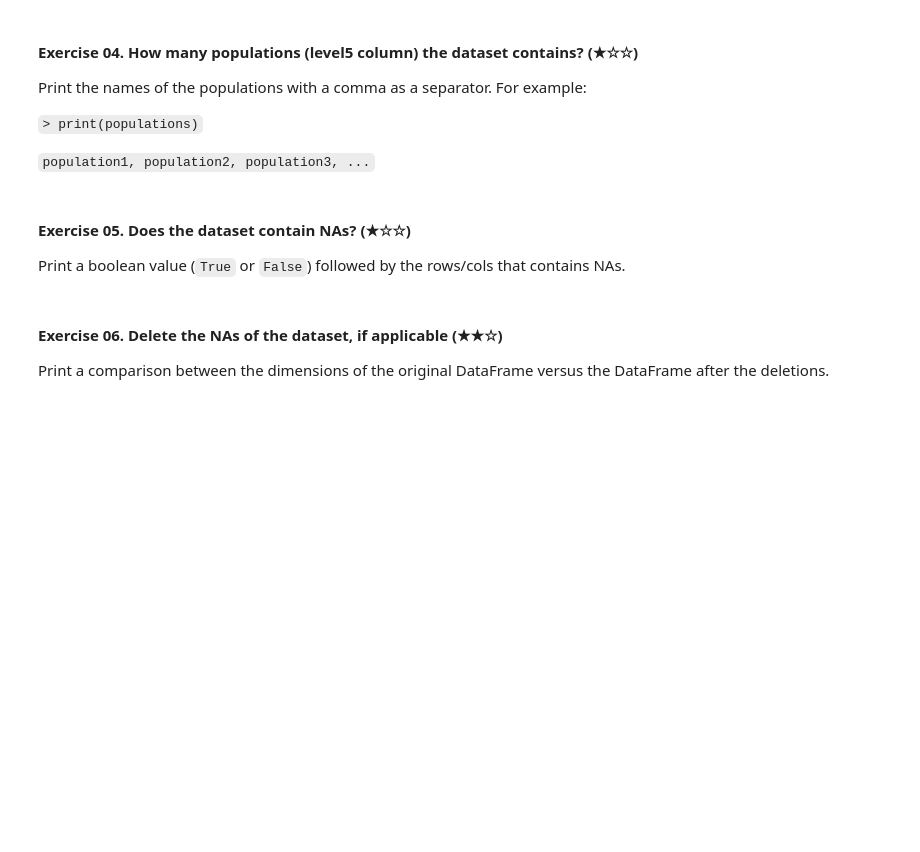
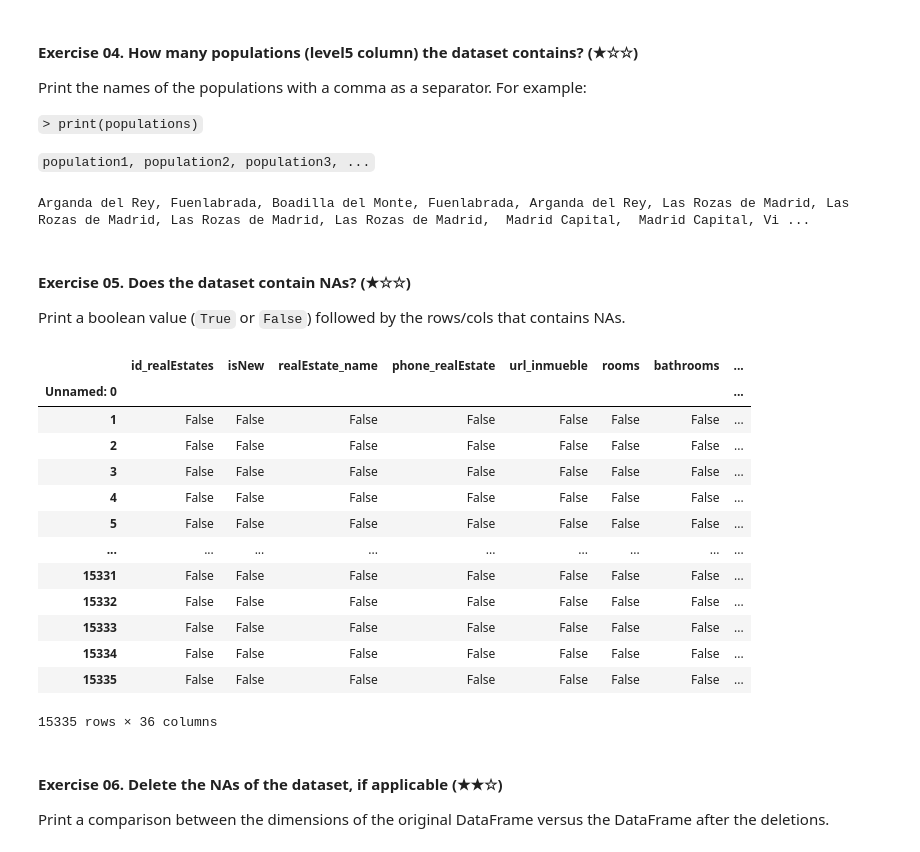
Before and after one commit to angel0805/realestate-datacleanup-exercise, a Jupyter notebook: project.ipynb, the cells around one changed output. Cells and saved outputs as stored; diff of their text form; code cells hidden in the pictures; blank space fills up the shorter version.

```diff
--- a/project.ipynb
+++ b/project.ipynb
@@ -116,13 +112,40 @@ Print the names of the populations with a comma as a separator. For example:
 
 `population1, population2, population3, ...`
 # %%
-# TODO
+population_level5 = ds.level5.to_list()
+print(", ".join(population_level5))
+# %% [output]
+Arganda del Rey, Fuenlabrada, Boadilla del Monte, Fuenlabrada, Arganda del Rey, Las Rozas de Madrid, Las Rozas de Madrid, Las Rozas de Madrid, Las Rozas de Madrid,  Madrid Capital,  Madrid Capital, Vi ...
 # %% [markdown]
 #### Exercise 05. Does the dataset contain NAs? (★☆☆)
 
 Print a boolean value (`True` or `False`) followed by the rows/cols that contains NAs.
 # %%
-# TODO
+# By columns
+# This code check if there are at least one NAn value in the columns
+# condition_by_columns = ds.isna().any(axis = 0)
+condition_by_columns = ds.isna().any(axis = 0)
+
+# By rows
+# This does it the same but by row
+condition_by_row = ds.isna().any(axis = 1)
+
+ds.isna()
+# %% [output]
+|  | id_realEstates | isNew | realEstate_name | phone_realEstate | url_inmueble | rooms | bathrooms | ... |
+| Unnamed: 0 |  |  |  |  |  |  |  | ... |
+| 1 | False | False | False | False | False | False | False | ... |
+| 2 | False | False | False | False | False | False | False | ... |
+| 3 | False | False | False | False | False | False | False | ... |
+| 4 | False | False | False | False | False | False | False | ... |
+| 5 | False | False | False | False | False | False | False | ... |
+| ... | ... | ... | ... | ... | ... | ... | ... | ... |
+| 15331 | False | False | False | False | False | False | False | ... |
+| 15332 | False | False | False | False | False | False | False | ... |
+| 15333 | False | False | False | False | False | False | False | ... |
+| 15334 | False | False | False | False | False | False | False | ... |
+| 15335 | False | False | False | False | False | False | False | ... |
+15335 rows × 36 columns
 # %% [markdown]
 #### Exercise 06. Delete the NAs of the dataset, if applicable (★★☆)
 
```
Also changed, not shown: parts of 12 cells of this notebook.
